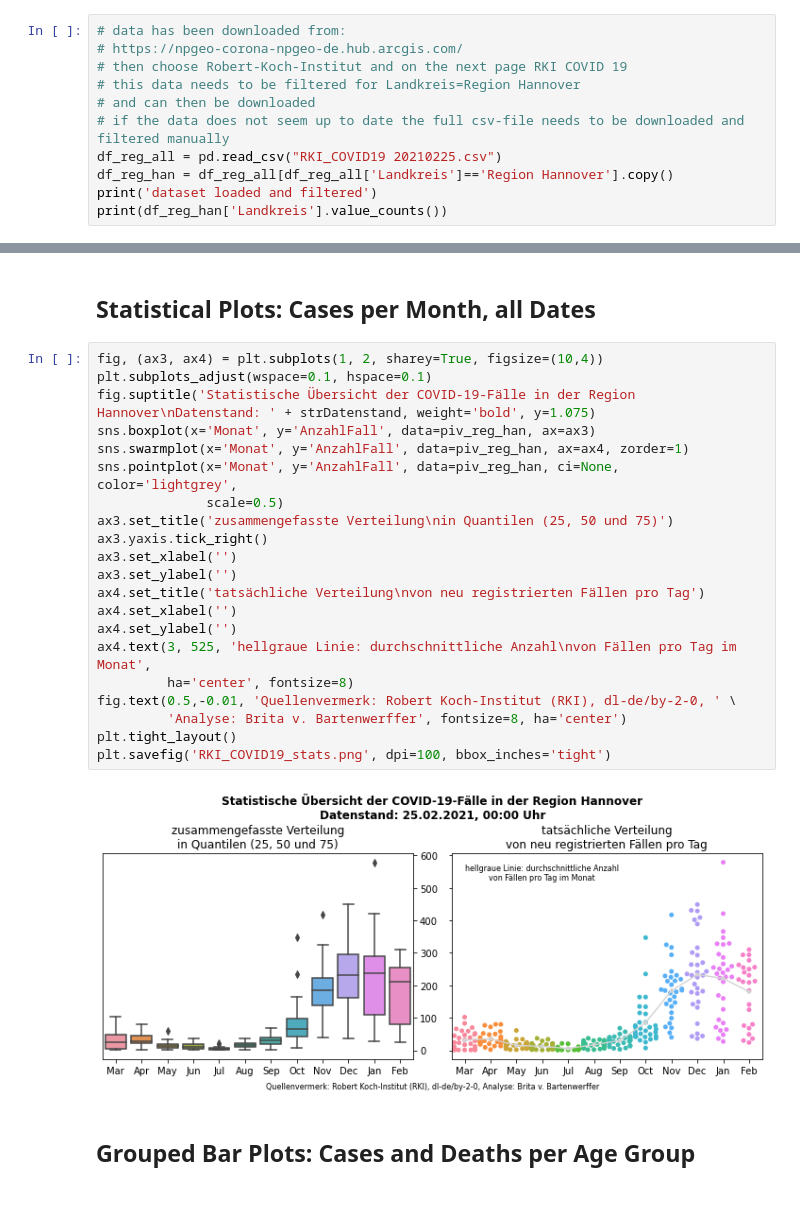
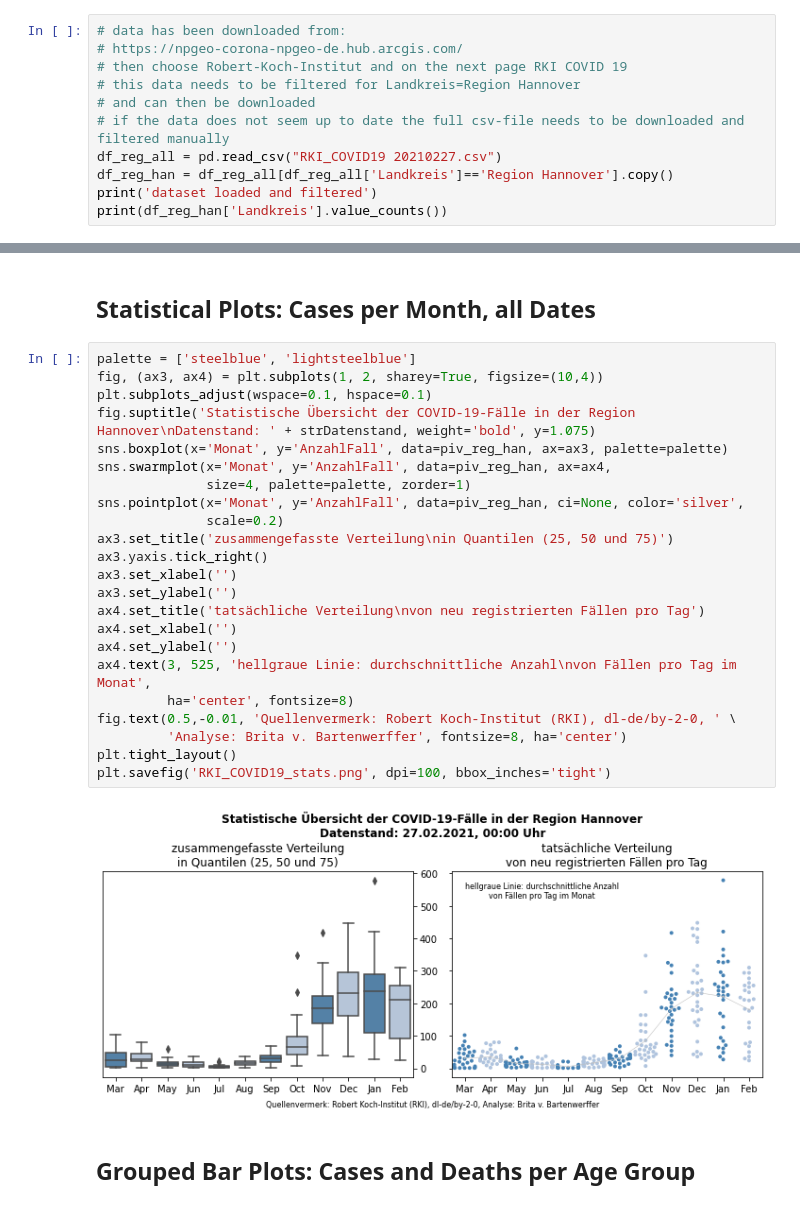
Before and after one commit to britavb/Covid19_Region_Hannover, a Jupyter notebook: RKI_COVID19.ipynb, the cells around one changed output, grey strips where cells are left out. Drawn from its saved outputs; the diff is of its cells as text.

Commit message:
data updated, reduction of colours

```diff
--- a/RKI_COVID19.ipynb
+++ b/RKI_COVID19.ipynb
@@ -23,7 +23,7 @@ Quellenvermerk: Robert Koch-Institut (RKI), dl-de/by-2-0   Haftungsausschluss:
 # this data needs to be filtered for Landkreis=Region Hannover
 # and can then be downloaded
 # if the data does not seem up to date the full csv-file needs to be downloaded and filtered manually
-df_reg_all = pd.read_csv("RKI_COVID19 20210225.csv")
+df_reg_all = pd.read_csv("RKI_COVID19 20210227.csv")
 df_reg_han = df_reg_all[df_reg_all['Landkreis']=='Region Hannover'].copy()
 print('dataset loaded and filtered')
 print(df_reg_han['Landkreis'].value_counts())
@@ -253,28 +253,30 @@ plt.show()
 # %% [markdown]
 ## Statistical Plots: Cases per Month, all Dates
 # %%
+palette = ['steelblue', 'lightsteelblue']
 fig, (ax3, ax4) = plt.subplots(1, 2, sharey=True, figsize=(10,4))
 plt.subplots_adjust(wspace=0.1, hspace=0.1)
 fig.suptitle('Statistische Übersicht der COVID-19-Fälle in der Region Hannover\nDatenstand: ' + strDatenstand, weight='bold', y=1.075)
-sns.boxplot(x='Monat', y='AnzahlFall', data=piv_reg_han, ax=ax3)
-sns.swarmplot(x='Monat', y='AnzahlFall', data=piv_reg_han, ax=ax4, zorder=1)
-sns.pointplot(x='Monat', y='AnzahlFall', data=piv_reg_han, ci=None, color='lightgrey',
-              scale=0.5)
+sns.boxplot(x='Monat', y='AnzahlFall', data=piv_reg_han, ax=ax3, palette=palette)
+sns.swarmplot(x='Monat', y='AnzahlFall', data=piv_reg_han, ax=ax4,
+              size=4, palette=palette, zorder=1)
+sns.pointplot(x='Monat', y='AnzahlFall', data=piv_reg_han, ci=None, color='silver',
+              scale=0.2)
 ax3.set_title('zusammengefasste Verteilung\nin Quantilen (25, 50 und 75)')
 ax3.yaxis.tick_right()
 ax3.set_xlabel('')
 ax3.set_ylabel('')
 ax4.set_title('tatsächliche Verteilung\nvon neu registrierten Fällen pro Tag')
 ax4.set_xlabel('')
 ax4.set_ylabel('')
 ax4.text(3, 525, 'hellgraue Linie: durchschnittliche Anzahl\nvon Fällen pro Tag im Monat',
          ha='center', fontsize=8)
 fig.text(0.5,-0.01, 'Quellenvermerk: Robert Koch-Institut (RKI), dl-de/by-2-0, ' \
          'Analyse: Brita v. Bartenwerffer', fontsize=8, ha='center')
 plt.tight_layout()
 plt.savefig('RKI_COVID19_stats.png', dpi=100, bbox_inches='tight')
 # %% [output]
-[figure, old version]
+[figure, new version]
 # %% [markdown]
 ## Grouped Bar Plots: Cases and Deaths per Age Group
 # %%
```
Also changed, not shown: parts of 19 cells of this notebook, 5 other files.
